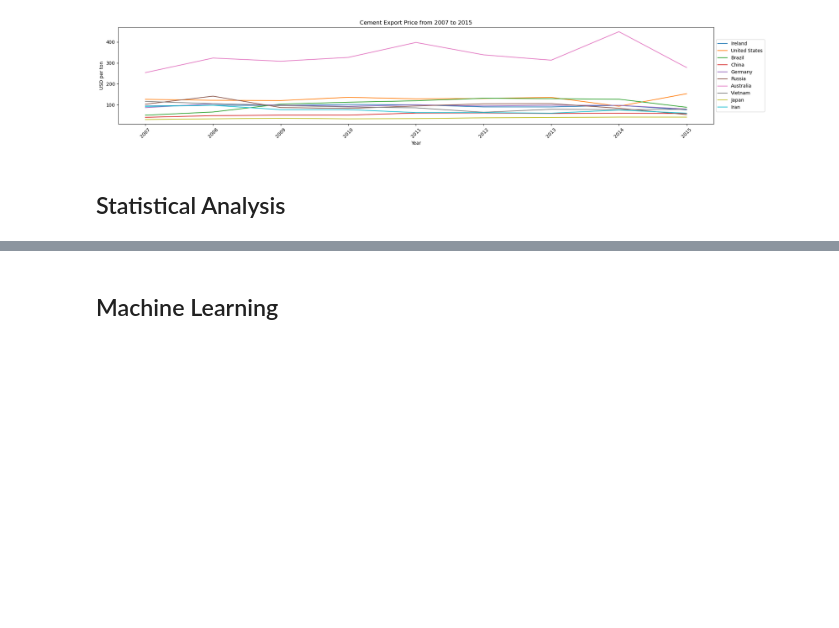
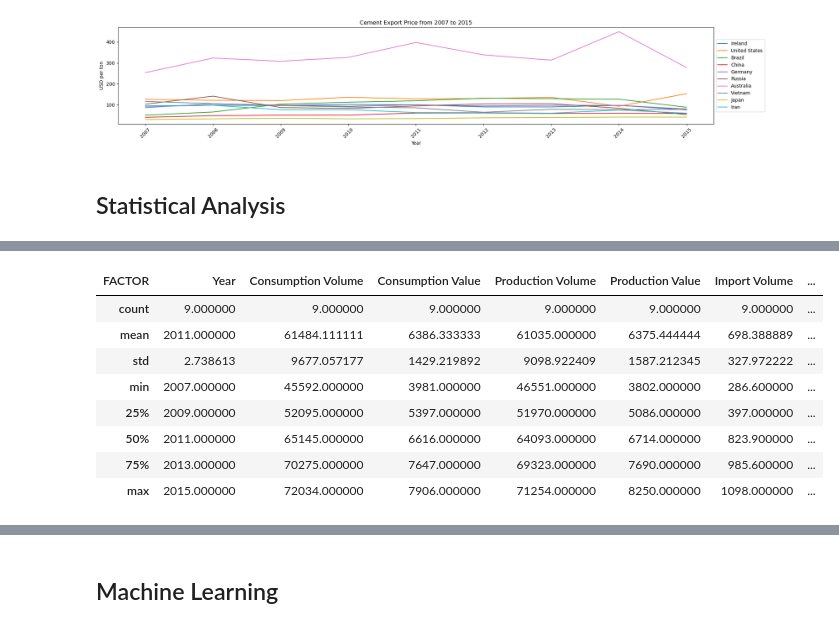
Before and after one commit to ASM2023063/mscda-20231-ca2, a Jupyter notebook: 2023063_ca2_notebook1.ipynb, the cells around one changed output, grey strips where cells are left out. Cells and saved outputs as stored; diff of their text form; code cells hidden in the pictures; blank space fills up the shorter version.

```diff
--- a/2023063_ca2_notebook1.ipynb
+++ b/2023063_ca2_notebook1.ipynb
@@ -424,0 +504,12 @@ plt.show()
+# %%
+brazil_cement.describe()
+# %% [output]
+| FACTOR | Year | Consumption Volume | Consumption Value | Production Volume | Production Value | Import Volume | ... |
+| count | 9.000000 | 9.000000 | 9.000000 | 9.000000 | 9.000000 | 9.000000 | ... |
+| mean | 2011.000000 | 61484.111111 | 6386.333333 | 61035.000000 | 6375.444444 | 698.388889 | ... |
+| std | 2.738613 | 9677.057177 | 1429.219892 | 9098.922409 | 1587.212345 | 327.972222 | ... |
+| min | 2007.000000 | 45592.000000 | 3981.000000 | 46551.000000 | 3802.000000 | 286.600000 | ... |
+| 25% | 2009.000000 | 52095.000000 | 5397.000000 | 51970.000000 | 5086.000000 | 397.000000 | ... |
+| 50% | 2011.000000 | 65145.000000 | 6616.000000 | 64093.000000 | 6714.000000 | 823.900000 | ... |
+| 75% | 2013.000000 | 70275.000000 | 7647.000000 | 69323.000000 | 7690.000000 | 985.600000 | ... |
+| max | 2015.000000 | 72034.000000 | 7906.000000 | 71254.000000 | 8250.000000 | 1098.000000 | ... |
```
Also changed, not shown: parts of 22 cells of this notebook.
